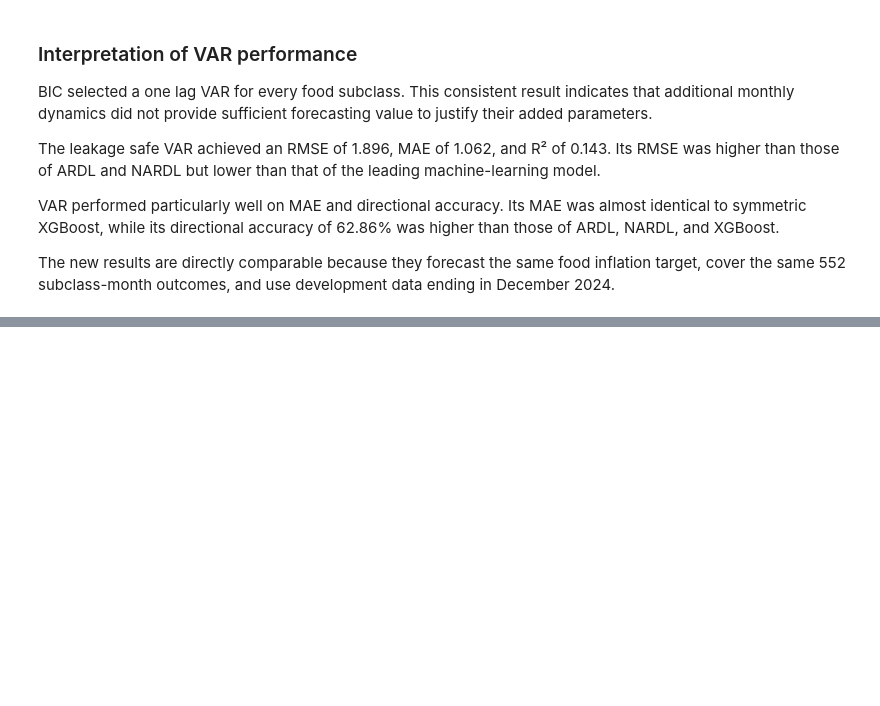
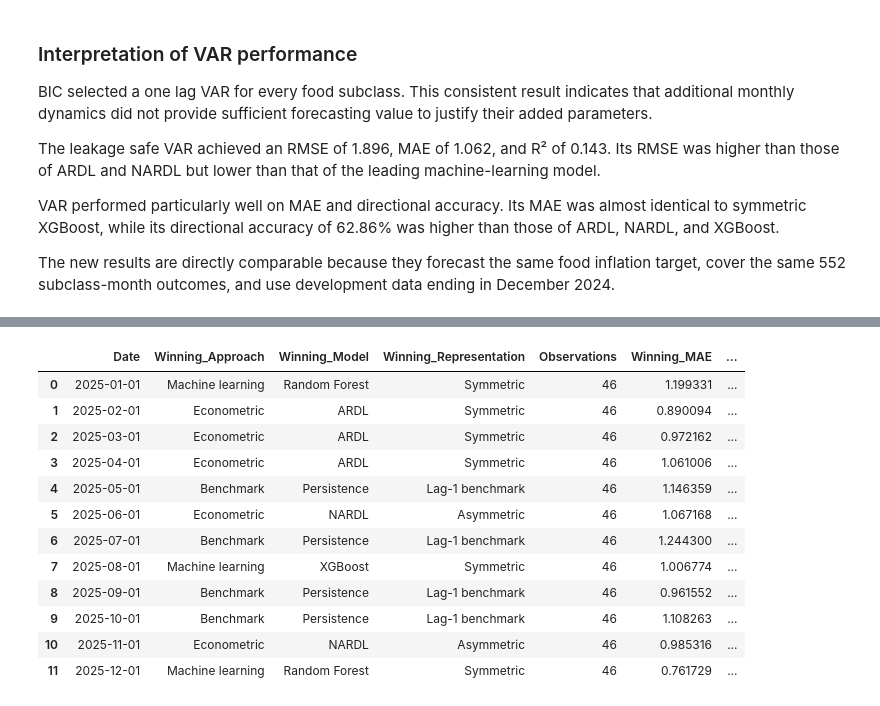
Before and after one commit to MasindiManaga/ERPT_ML_Research, a Jupyter notebook: notebooks/09_Machine_Learning_Evaluation_and_Comparison.ipynb, the cells around one changed output, grey strips where cells are left out. Cells and saved outputs as stored; diff of their text form; code cells hidden in the pictures; blank space fills up the shorter version.

Commit message:
Visualize locked test, Add libraries, asymmetric and symmetric comparisons

```diff
--- a/notebooks/09_Machine_Learning_Evaluation_and_Comparison.ipynb
+++ b/notebooks/09_Machine_Learning_Evaluation_and_Comparison.ipynb
@@ -2212,0 +2620,77 @@ The new results are directly comparable because they forecast the same food infl
+# %%
+# calculate monthly metrics across all ten variants
+combined_monthly_records = []
+
+for (
+    forecast_month,
+    model_name,
+    representation,
+), monthly_data in all_forecast_evaluation_data.groupby(
+    ["Date", "Model", "Representation"],
+    sort=False,
+):
+    metrics = calculate_forecast_metrics(monthly_data)
+
+    combined_monthly_records.append(
+        {
+            "Date": forecast_month,
+            "Approach": classify_modelling_approach(
+                model_name
+            ),
+            "Model": model_name,
+            "Representation": representation,
+            **metrics,
+        }
+    )
+
+combined_monthly_results = pd.DataFrame(
+    combined_monthly_records
+)
+
+combined_monthly_winners = (
+    combined_monthly_results.sort_values(
+        ["Date", "RMSE", "MAE"]
+    )
+    .drop_duplicates(subset=["Date"], keep="first")
+    .rename(
+        columns={
+            "Approach": "Winning_Approach",
+            "Model": "Winning_Model",
+            "Representation": "Winning_Representation",
+            "MAE": "Winning_MAE",
+            "RMSE": "Winning_RMSE",
+            "R2": "Winning_R2",
+            "Directional_Accuracy_Pct": (
+                "Winning_Directional_Accuracy_Pct"
+            ),
+        }
+    )
+    .sort_values("Date")
+    .reset_index(drop=True)
+)
+
+combined_monthly_winner_summary = (
+    combined_monthly_winners.groupby(
+        [
+            "Winning_Approach",
+            "Winning_Model",
+            "Winning_Representation",
+        ],
+        as_index=False,
+    )
+    .size()
+    .rename(columns={"size": "Months_Won"})
+    .sort_values(
+        "Months_Won",
+        ascending=False,
+    )
+    .reset_index(drop=True)
+)
+
+print(
+    "Combined monthly results:",
+    len(combined_monthly_results),
+)
+display(combined_monthly_winners)
+display(combined_monthly_winner_summary)
+# %% [output]
@@ -2212,0 +2698,13 @@ The new results are directly comparable because they forecast the same food infl
+|  | Date | Winning_Approach | Winning_Model | Winning_Representation | Observations | Winning_MAE | ... |
+| 0 | 2025-01-01 | Machine learning | Random Forest | Symmetric | 46 | 1.199331 | ... |
+| 1 | 2025-02-01 | Econometric | ARDL | Symmetric | 46 | 0.890094 | ... |
+| 2 | 2025-03-01 | Econometric | ARDL | Symmetric | 46 | 0.972162 | ... |
+| 3 | 2025-04-01 | Econometric | ARDL | Symmetric | 46 | 1.061006 | ... |
+| 4 | 2025-05-01 | Benchmark | Persistence | Lag-1 benchmark | 46 | 1.146359 | ... |
+| 5 | 2025-06-01 | Econometric | NARDL | Asymmetric | 46 | 1.067168 | ... |
+| 6 | 2025-07-01 | Benchmark | Persistence | Lag-1 benchmark | 46 | 1.244300 | ... |
+| 7 | 2025-08-01 | Machine learning | XGBoost | Symmetric | 46 | 1.006774 | ... |
+| 8 | 2025-09-01 | Benchmark | Persistence | Lag-1 benchmark | 46 | 0.961552 | ... |
+| 9 | 2025-10-01 | Benchmark | Persistence | Lag-1 benchmark | 46 | 1.108263 | ... |
+| 10 | 2025-11-01 | Econometric | NARDL | Asymmetric | 46 | 0.985316 | ... |
+| 11 | 2025-12-01 | Machine learning | Random Forest | Symmetric | 46 | 0.761729 | ... |
```
Also changed, not shown: parts of 17 cells of this notebook.
